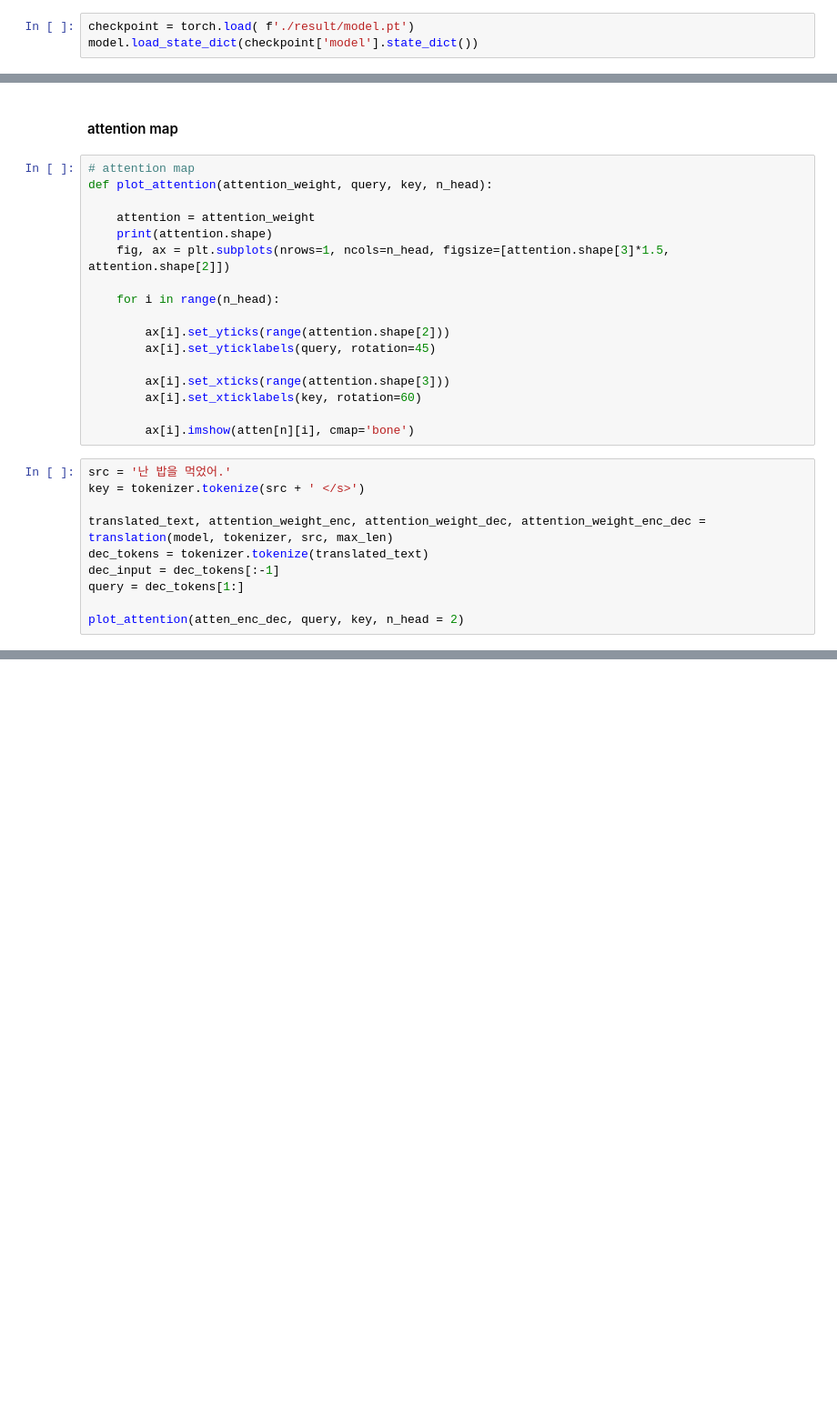
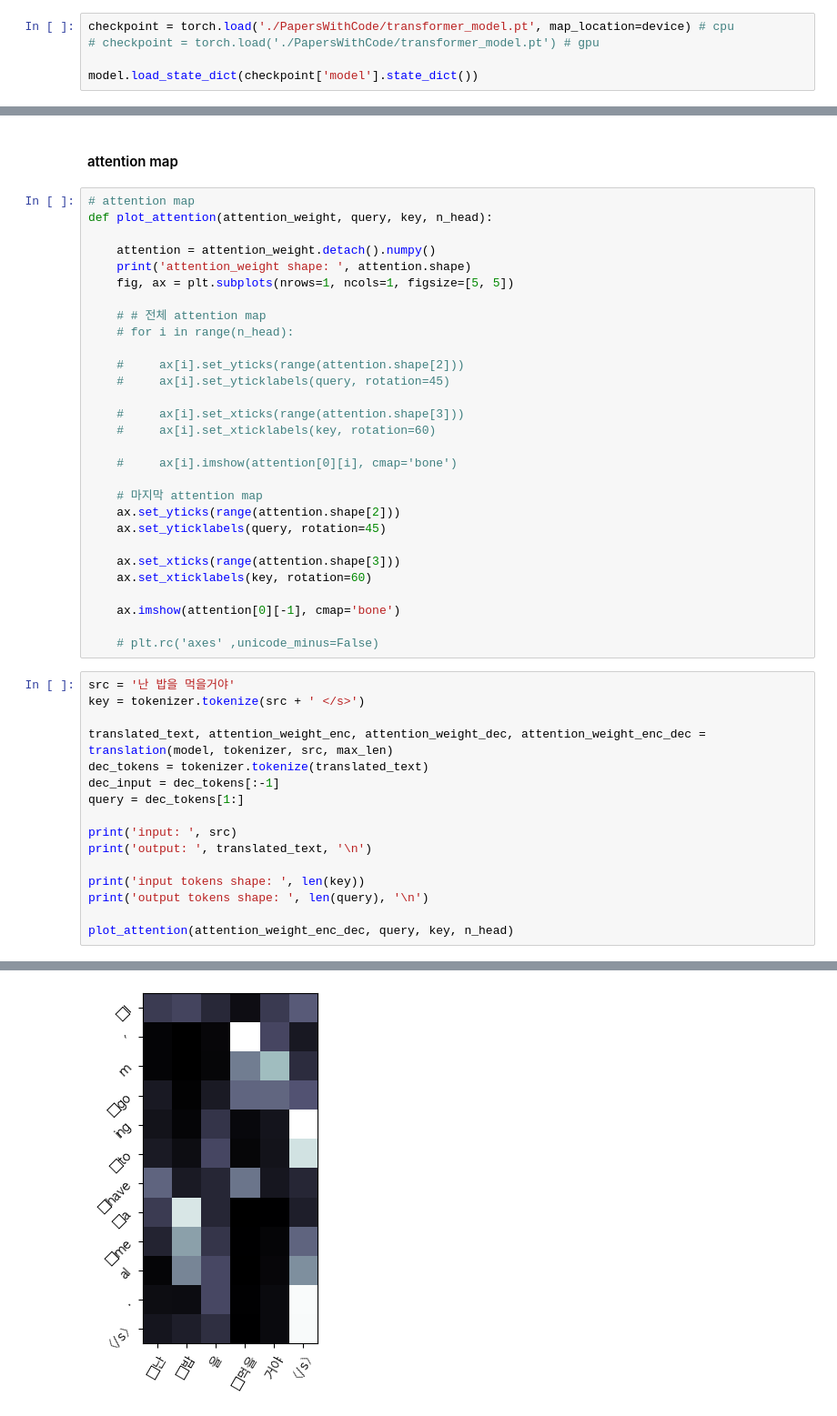
Before and after one commit to LeeHyeJin91/PapersWithCode, a Jupyter notebook: 5_Transformer.ipynb, the cells around one changed output, grey strips where cells are left out. Shown at 91% size. Saved outputs shown, nothing was run; the diff lists cells and outputs as text; blank space fills up the shorter version.

```diff
--- a/5_Transformer.ipynb
+++ b/5_Transformer.ipynb
@@ -614,5 +613,7 @@ for epoch in range(num_epoch):
 # %% [markdown]
 #### 학습 모델로드
 # %%
-checkpoint = torch.load( f'./result/model.pt')
+checkpoint = torch.load('./PapersWithCode/transformer_model.pt', map_location=device) # cpu
+# checkpoint = torch.load('./PapersWithCode/transformer_model.pt') # gpu
+
 model.load_state_dict(checkpoint['model'].state_dict())
@@ -654,21 +662,33 @@ translated_text
 # attention map
 def plot_attention(attention_weight, query, key, n_head):
 
-    attention = attention_weight
-    print(attention.shape)
-    fig, ax = plt.subplots(nrows=1, ncols=n_head, figsize=[attention.shape[3]*1.5, attention.shape[2]])
+    attention = attention_weight.detach().numpy()
+    print('attention_weight shape: ', attention.shape)
+    fig, ax = plt.subplots(nrows=1, ncols=1, figsize=[5, 5])
 
-    for i in range(n_head):
+    # # 전체 attention map
+    # for i in range(n_head):
 
-        ax[i].set_yticks(range(attention.shape[2]))
-        ax[i].set_yticklabels(query, rotation=45)
+    #     ax[i].set_yticks(range(attention.shape[2]))
+    #     ax[i].set_yticklabels(query, rotation=45)
 
-        ax[i].set_xticks(range(attention.shape[3]))
-        ax[i].set_xticklabels(key, rotation=60)
+    #     ax[i].set_xticks(range(attention.shape[3]))
+    #     ax[i].set_xticklabels(key, rotation=60)
 
-        ax[i].imshow(atten[n][i], cmap='bone')
+    #     ax[i].imshow(attention[0][i], cmap='bone')
+
+    # 마지막 attention map
+    ax.set_yticks(range(attention.shape[2]))
+    ax.set_yticklabels(query, rotation=45)
+
+    ax.set_xticks(range(attention.shape[3]))
+    ax.set_xticklabels(key, rotation=60)
+
+    ax.imshow(attention[0][-1], cmap='bone')
+
+    # plt.rc('axes' ,unicode_minus=False)
 # %%
-src = '난 밥을 먹었어.'
+src = '난 밥을 먹을거야'
 key = tokenizer.tokenize(src + ' </s>')
 
 translated_text, attention_weight_enc, attention_weight_dec, attention_weight_enc_dec = translation(model, tokenizer, src, max_len)
@@ -676,4 +696,11 @@ dec_tokens = tokenizer.tokenize(translated_text)
 dec_input = dec_tokens[:-1]
 query = dec_tokens[1:]
 
-plot_attention(atten_enc_dec, query, key, n_head = 2)
+print('input: ', src)
+print('output: ', translated_text, '\n')
+
+print('input tokens shape: ', len(key))
+print('output tokens shape: ', len(query), '\n')
+
+plot_attention(attention_weight_enc_dec, query, key, n_head)
+# %% [output]
@@ -679,0 +714 @@ plot_attention(atten_enc_dec, query, key, n_head = 2)
+[figure, added]
```
Also changed, not shown: parts of 10 cells of this notebook.
